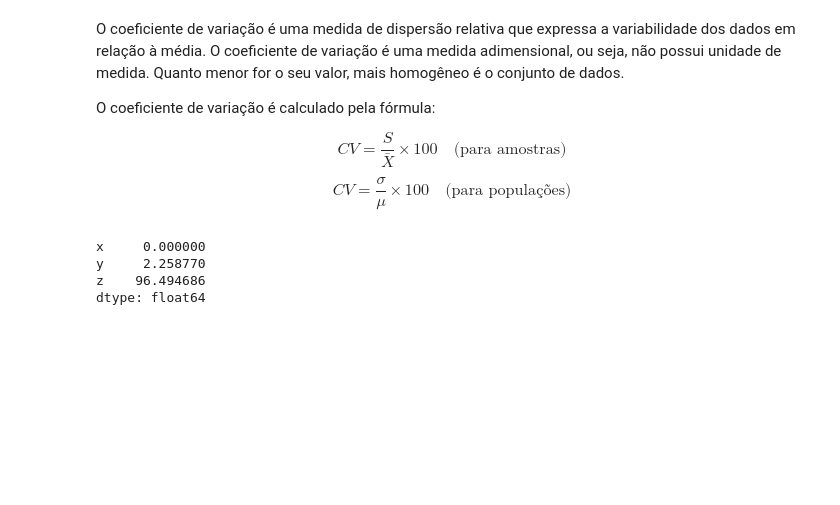
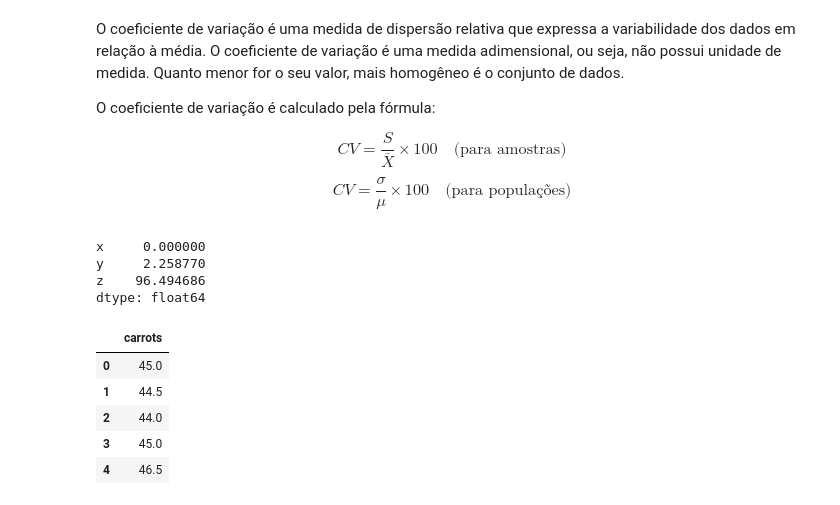
Before and after one commit to PauloViniciusR/Estatistica_dados, a Jupyter notebook: Estatistica_Descritiva/08_estatistica_univariada_dispersao.ipynb, the cells around one changed output. Saved outputs shown, nothing was run; the diff lists cells and outputs as text; code cells hidden in the pictures; blank space fills up the shorter version.

```diff
--- a/Estatistica_Descritiva/08_estatistica_univariada_dispersao.ipynb
+++ b/Estatistica_Descritiva/08_estatistica_univariada_dispersao.ipynb
@@ -188,3 +188,16 @@ x     0.000000
 y     2.258770
 z    96.494686
 dtype: float64
+# %%
+DADOS = "../dados/carrots.csv"
+
+df_cenouras = pd.read_csv(DADOS)
+
+df_cenouras.head()
+# %% [output]
+|  | carrots |
+| 0 | 45.0 |
+| 1 | 44.5 |
+| 2 | 44.0 |
+| 3 | 45.0 |
+| 4 | 46.5 |
```
Also changed, not shown: parts of 2 cells of this notebook.
